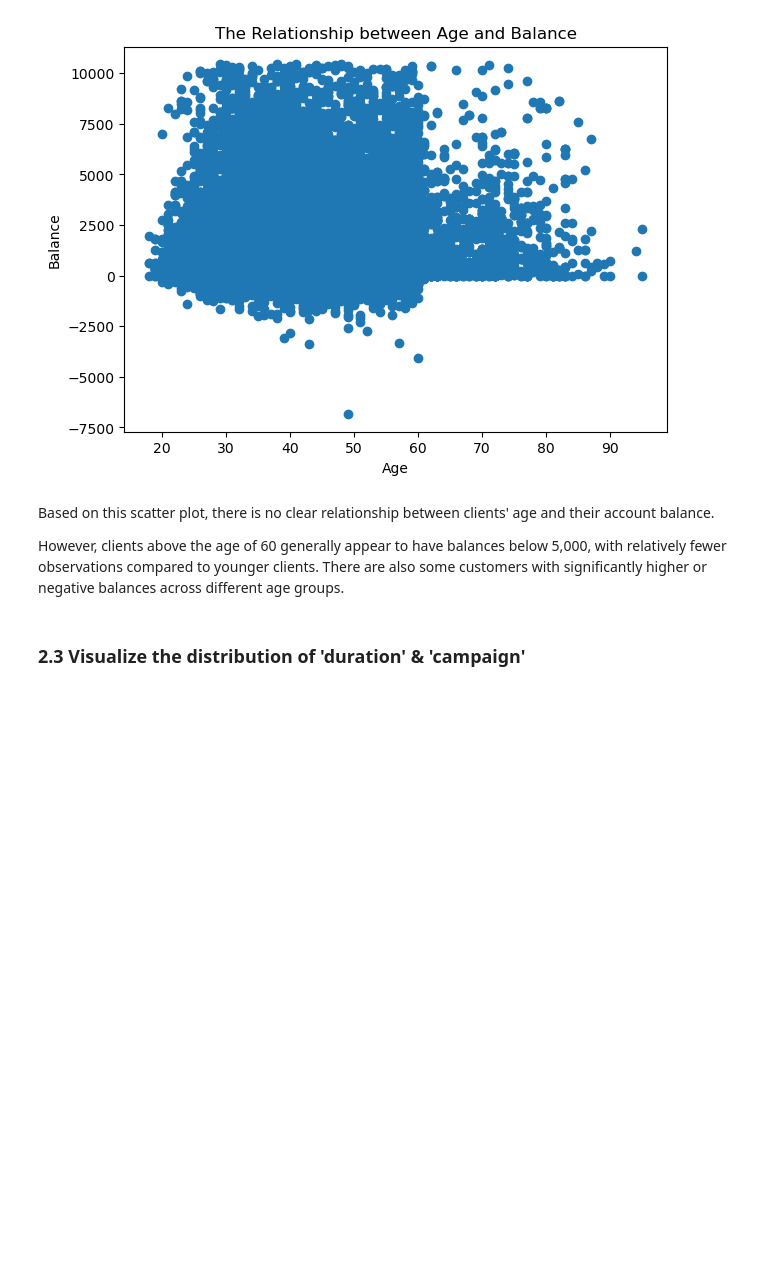
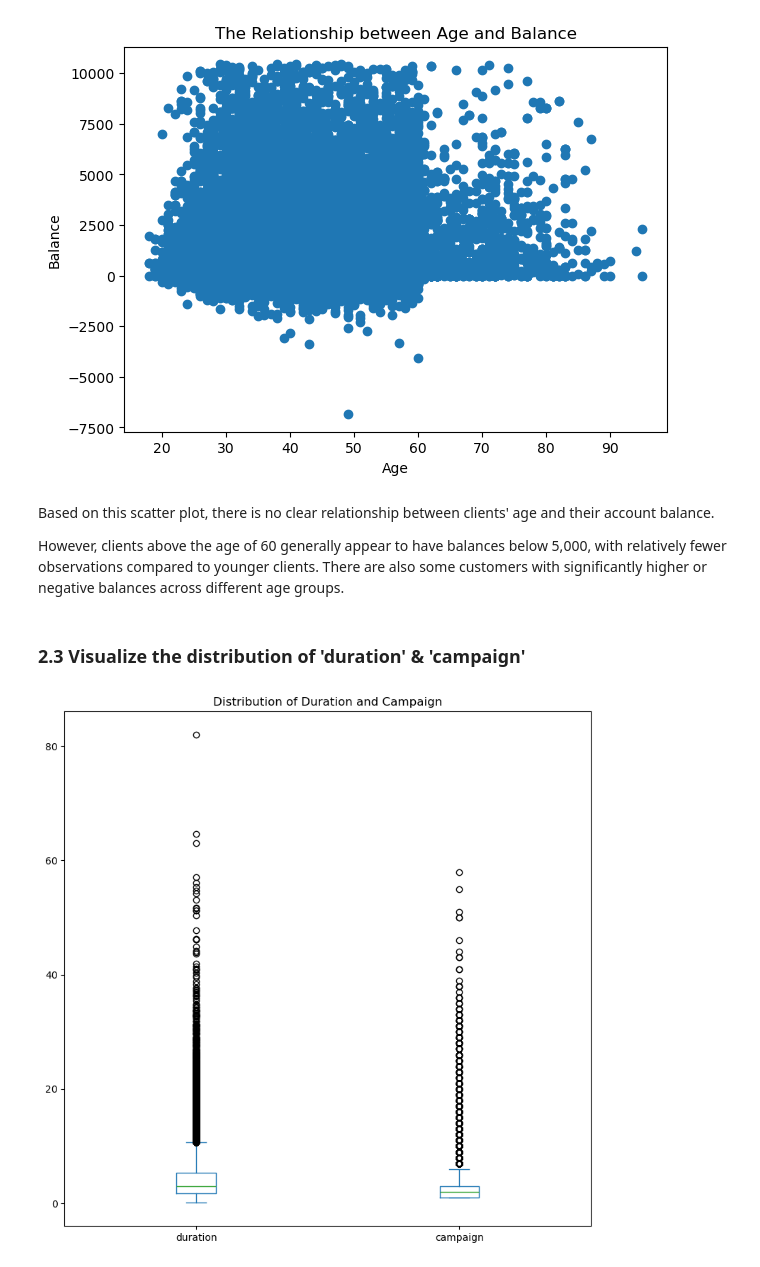
Before and after one commit to ranjansinghds/Bank-Telemarketing-Analysis-Project, a Jupyter notebook: Portuguese_Bank_Telemarketing_Analysis.ipynb, the cells around one changed output. Drawn from its saved outputs; the diff is of its cells as text; code cells hidden in the pictures; blank space fills up the shorter version.

```diff
--- a/Portuguese_Bank_Telemarketing_Analysis.ipynb
+++ b/Portuguese_Bank_Telemarketing_Analysis.ipynb
@@ -237,3 +237,17 @@ Based on this scatter plot, there is no clear relationship between clients' age
 However, clients above the age of 60 generally appear to have balances below 5,000, with relatively fewer observations compared to younger clients. There are also some customers with significantly higher or negative balances across different age groups.
 # %% [markdown]
 ### 2.3 Visualize the distribution of 'duration' & 'campaign'
+# %%
+df7[['duration', 'campaign']].plot(
+    kind='box',
+    figsize=(8, 8),
+    layout=(1, 2),
+    sharex=False,
+    sharey=False
+)
+
+plt.title('Distribution of Duration and Campaign')
+plt.tight_layout()
+plt.show()
+# %% [output]
+[figure, added]
```
Also changed, not shown: parts of 1 cell of this notebook, 1 other file.
